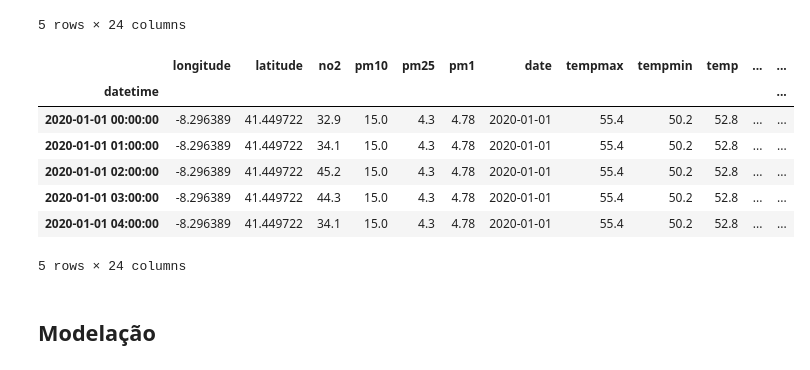
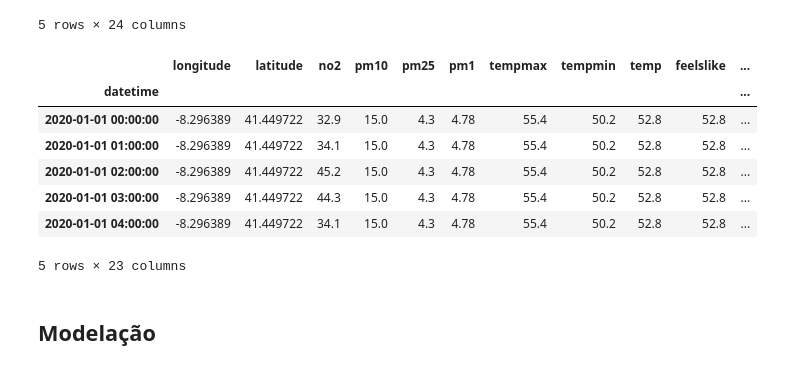
Before and after one commit to Noodle129/MD_TP, a Jupyter notebook: Fase_III/model/sarima_model.ipynb, the cells around one changed output. Drawn from its saved outputs; the diff is of its cells as text; code cells hidden in the pictures.

```diff
--- a/Fase_III/model/sarima_model.ipynb
+++ b/Fase_III/model/sarima_model.ipynb
@@ -36,19 +38,25 @@ braga_time_series.head()
 # %%
 # replace missing values with the median
 missing_columns = ['pm10', 'pm25', 'pm1', 'no2']
 
 for column in missing_columns:
     braga_time_series[column] = braga_time_series[column].fillna(braga_time_series[column].median())
 
+# remove NaT values from datetime index
+braga_time_series = braga_time_series[braga_time_series.index.notnull()]
+
+# drop the date column
+braga_time_series.drop('date', axis=1, inplace=True)
+
 braga_time_series.head()
 # %% [output]
-|  | longitude | latitude | no2 | pm10 | pm25 | pm1 | date | tempmax | tempmin | temp | ... | ... |
-| datetime |  |  |  |  |  |  |  |  |  |  |  | ... |
-| 2020-01-01 00:00:00 | -8.296389 | 41.449722 | 32.9 | 15.0 | 4.3 | 4.78 | 2020-01-01 | 55.4 | 50.2 | 52.8 | ... | ... |
-| 2020-01-01 01:00:00 | -8.296389 | 41.449722 | 34.1 | 15.0 | 4.3 | 4.78 | 2020-01-01 | 55.4 | 50.2 | 52.8 | ... | ... |
-| 2020-01-01 02:00:00 | -8.296389 | 41.449722 | 45.2 | 15.0 | 4.3 | 4.78 | 2020-01-01 | 55.4 | 50.2 | 52.8 | ... | ... |
-| 2020-01-01 03:00:00 | -8.296389 | 41.449722 | 44.3 | 15.0 | 4.3 | 4.78 | 2020-01-01 | 55.4 | 50.2 | 52.8 | ... | ... |
-| 2020-01-01 04:00:00 | -8.296389 | 41.449722 | 34.1 | 15.0 | 4.3 | 4.78 | 2020-01-01 | 55.4 | 50.2 | 52.8 | ... | ... |
+|  | longitude | latitude | no2 | pm10 | pm25 | pm1 | tempmax | tempmin | temp | feelslike | ... |
+| datetime |  |  |  |  |  |  |  |  |  |  | ... |
+| 2020-01-01 00:00:00 | -8.296389 | 41.449722 | 32.9 | 15.0 | 4.3 | 4.78 | 55.4 | 50.2 | 52.8 | 52.8 | ... |
+| 2020-01-01 01:00:00 | -8.296389 | 41.449722 | 34.1 | 15.0 | 4.3 | 4.78 | 55.4 | 50.2 | 52.8 | 52.8 | ... |
+| 2020-01-01 02:00:00 | -8.296389 | 41.449722 | 45.2 | 15.0 | 4.3 | 4.78 | 55.4 | 50.2 | 52.8 | 52.8 | ... |
+| 2020-01-01 03:00:00 | -8.296389 | 41.449722 | 44.3 | 15.0 | 4.3 | 4.78 | 55.4 | 50.2 | 52.8 | 52.8 | ... |
+| 2020-01-01 04:00:00 | -8.296389 | 41.449722 | 34.1 | 15.0 | 4.3 | 4.78 | 55.4 | 50.2 | 52.8 | 52.8 | ... |
-5 rows × 24 columns
+5 rows × 23 columns
 # %% [markdown]
 ## Modelação
```
Also changed, not shown: parts of 24 cells of this notebook, 1 other file.
